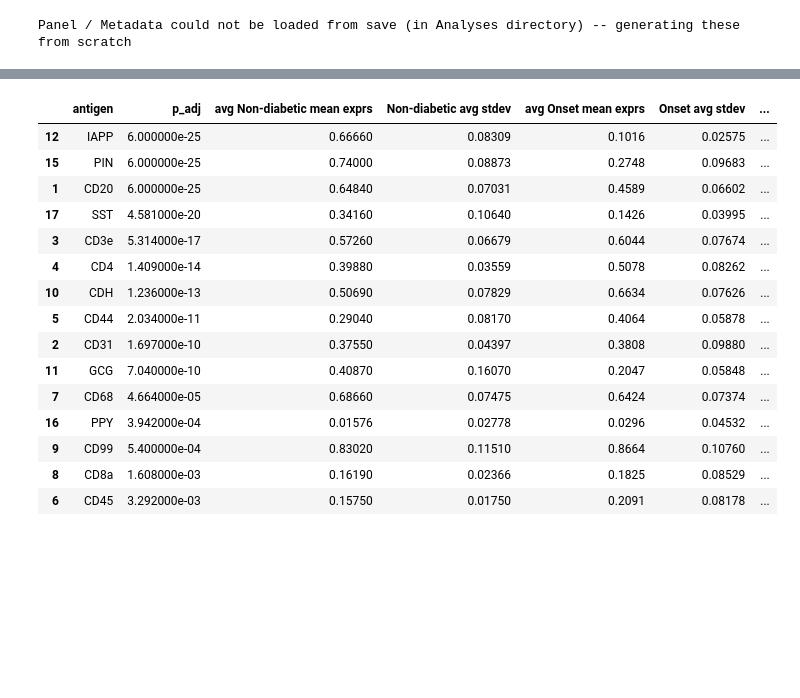
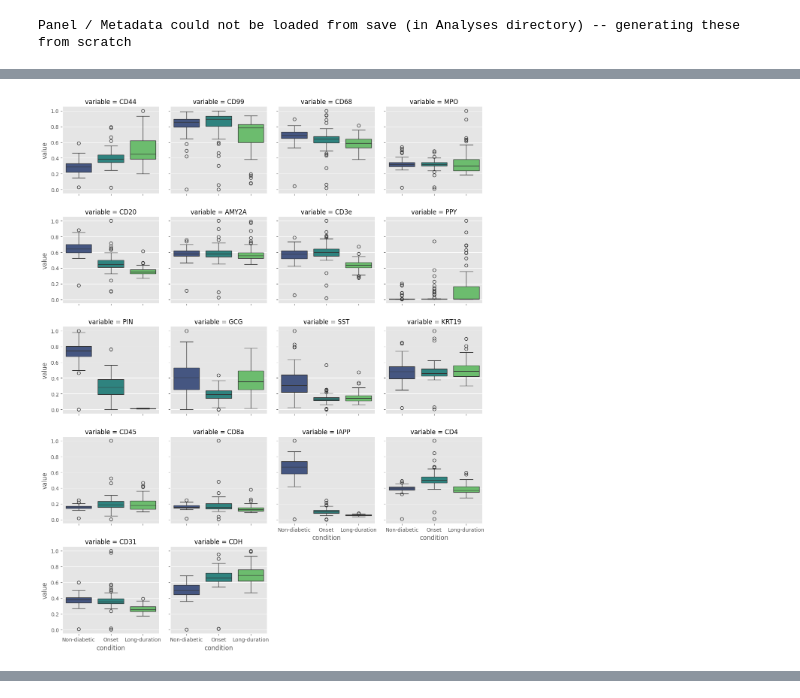
Before and after one commit to BenCaiello/PalmettoBUG, a Jupyter notebook: notebooks/replicatePapers/Damond-etal-Bodenmiller-2019-T1DPancreas/TestPancreaticPaper.ipynb, the cells around one changed output, grey strips where cells are left out. Cells and saved outputs as stored; diff of their text form; code cells hidden in the pictures; blank space fills up the shorter version.

```diff
--- a/notebooks/replicatePapers/Damond-etal-Bodenmiller-2019-T1DPancreas/TestPancreaticPaper.ipynb
+++ b/notebooks/replicatePapers/Damond-etal-Bodenmiller-2019-T1DPancreas/TestPancreaticPaper.ipynb
@@ -525 +741,16 @@ IsletAnalysis.plot_UMAP(color_by = 'condition')
+# %%
+IsletAnalysis = palmettobug.Analysis()
+IsletAnalysis.load_data(directory + f"/Analyses/islet_analysis/main", arcsinh_cofactor = 5)
+IsletAnalysis.do_scaling()
+
+for_state_plot = pd.DataFrame(IsletAnalysis.data.X, columns = list(IsletAnalysis.data.var.index)).loc[:,(IsletAnalysis.data.var['marker_class'] == 'type')]
+for_state_plot['condition'] = list(IsletAnalysis.data.obs['condition'])
+for_state_plot = for_state_plot.melt('condition')
+# %%
+Grid = sns.FacetGrid(for_state_plot, col = 'variable', col_wrap = 4)
+Grid.map_dataframe(sns.boxplot, x = 'condition', y = 'value', hue = 'condition', palette = 'viridis')
+Grid.add_legend()
+plt.show()
+# %% [output]
+[figure, added]
 # %%
@@ -543,25 +775,3 @@ state_expressions
 | 0 | AMY2A | whole dataset | 1.476000e-01 | 1.661000e-01 | 1.95200 | 0.58740 | 0.05538 | ... |
 | 14 | MPO | whole dataset | 5.715000e-01 | 6.051000e-01 | 0.56280 | 0.32630 | 0.05120 | ... |
 | 13 | KRT19 | whole dataset | 9.114000e-01 | 9.114000e-01 | 0.09282 | 0.47670 | 0.09270 | ... |
-# %%
-keep_columns = ['antigen', 'p_adj'] + [i for i in state_expressions if ((i.find('exprs') != -1) + (i.find('stdev') != -1) > 0)]
-
-paired_down_table = state_expressions.loc[state_expressions['p_adj'] < 0.05, keep_columns]
-paired_down_table
-# %% [output]
-|  | antigen | p_adj | avg Non-diabetic mean exprs | Non-diabetic avg stdev | avg Onset mean exprs | Onset avg stdev | ... |
-| 12 | IAPP | 6.000000e-25 | 0.66660 | 0.08309 | 0.1016 | 0.02575 | ... |
-| 15 | PIN | 6.000000e-25 | 0.74000 | 0.08873 | 0.2748 | 0.09683 | ... |
-| 1 | CD20 | 6.000000e-25 | 0.64840 | 0.07031 | 0.4589 | 0.06602 | ... |
-| 17 | SST | 4.581000e-20 | 0.34160 | 0.10640 | 0.1426 | 0.03995 | ... |
-| 3 | CD3e | 5.314000e-17 | 0.57260 | 0.06679 | 0.6044 | 0.07674 | ... |
-| 4 | CD4 | 1.409000e-14 | 0.39880 | 0.03559 | 0.5078 | 0.08262 | ... |
-| 10 | CDH | 1.236000e-13 | 0.50690 | 0.07829 | 0.6634 | 0.07626 | ... |
-| 5 | CD44 | 2.034000e-11 | 0.29040 | 0.08170 | 0.4064 | 0.05878 | ... |
-| 2 | CD31 | 1.697000e-10 | 0.37550 | 0.04397 | 0.3808 | 0.09880 | ... |
-| 11 | GCG | 7.040000e-10 | 0.40870 | 0.16070 | 0.2047 | 0.05848 | ... |
-| 7 | CD68 | 4.664000e-05 | 0.68660 | 0.07475 | 0.6424 | 0.07374 | ... |
-| 16 | PPY | 3.942000e-04 | 0.01576 | 0.02778 | 0.0296 | 0.04532 | ... |
-| 9 | CD99 | 5.400000e-04 | 0.83020 | 0.11510 | 0.8664 | 0.10760 | ... |
-| 8 | CD8a | 1.608000e-03 | 0.16190 | 0.02366 | 0.1825 | 0.08529 | ... |
-| 6 | CD45 | 3.292000e-03 | 0.15750 | 0.01750 | 0.2091 | 0.08178 | ... |
```
Also changed, not shown: parts of 35 cells of this notebook.
